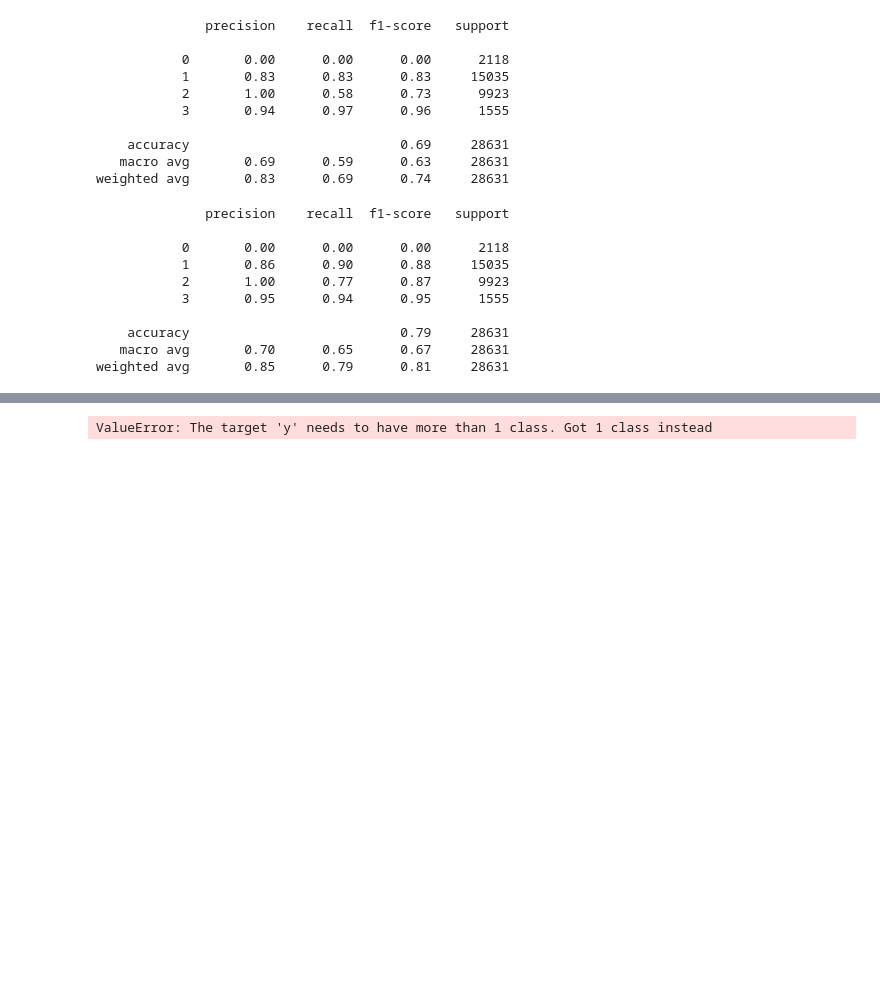
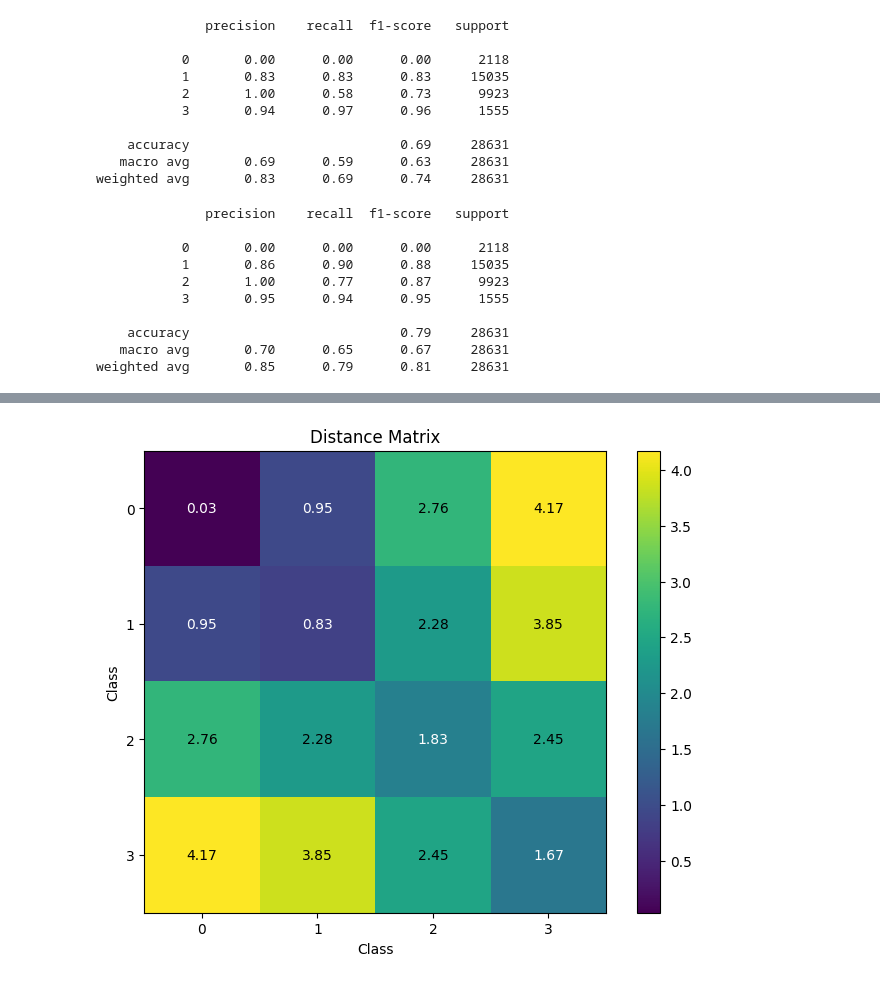
Before and after one commit to timodw/time_series_preprocessing, a Jupyter notebook: evaluation.ipynb, the cells around one changed output, grey strips where cells are left out. Drawn from its saved outputs; the diff is of its cells as text; code cells hidden in the pictures; blank space fills up the shorter version.

```diff
--- a/evaluation.ipynb
+++ b/evaluation.ipynb
@@ -192,17 +189,25 @@ for i in tqdm(range(n)):
+# %%
+sums = distance_matrix.sum(axis=1)
+distance_matrix = distance_matrix / sums[:, np.newaxis]
 # %%
-from sklearn.cluster import AgglomerativeClustering
+from sklearn.cluster import AgglomerativeClustering,  DBSCAN
 from collections import defaultdict
 
 def cluster_time_series(distance_matrix, n_clusters=None):
-    clustering_model = AgglomerativeClustering(n_clusters=n_clusters, affinity='precomputed', linkage='average')
+    clustering_model = AgglomerativeClustering(n_clusters=n_clusters, metric='precomputed', linkage='average')
     labels = clustering_model.fit_predict(distance_matrix)
     return labels
 
 clusters = cluster_time_series(distance_matrix, n_clusters=10)
-cluster_label_mapping = defaultdict(set)
+cluster_label_mapping = defaultdict(list)
 for label, cluster in zip(y, clusters):
-    cluster_label_mapping[cluster].add(label)
+    cluster_label_mapping[cluster].append(label)
 
 for i in range(len(cluster_label_mapping)):
-    print(f"Cluster {i} -> {cluster_label_mapping[i]}")
+    l, c = np.unique(cluster_label_mapping[i], return_counts=True)
+    print(f"Cluster {i} -> {l.tolist(), c.tolist()}")
+print()
+for i in range(len(cluster_label_mapping)):
+    l, c = np.unique(cluster_label_mapping[i], return_counts=True)
+    print(f"Cluster {i} -> {l[np.argmax(c)]} ({(np.max(c) / np.sum(c)):.2%})")
 # %% [output]
@@ -270,22 +231,36 @@ Error:
-# %%
-from imblearn.over_sampling import SMOTE
-
-balanced_data = []
-balanced_labels = []
-
-clusters = cluster_time_series(distance_matrix, n_clusters=10)
-
-unique_clusters = np.unique(clusters)
-for cluster_label in unique_clusters:
-    cluster_indices = [i for i, lbl in enumerate(clusters) if lbl == cluster_label]
-    cluster_data = [X[i] for i in cluster_indices]
-    cluster_true_labels = [y[i] for i in cluster_indices]
-
-    smote = SMOTE()
-    cluster_data_reshaped = np.array(cluster_data).reshape(len(cluster_data), -1)
-    X_resampled, y_resampled = smote.fit_resample(cluster_data_reshaped, cluster_true_labels)
-
-    balanced_data.extend(X_resampled.reshape(len(X_resampled), -1, X[0].shape[1]))
-    balanced_labels.extend(y_resampled)
-# %% [output]
-ValueError: The target 'y' needs to have more than 1 class. Got 1 class instead
+# %%
+distance_dict = defaultdict(list)
+for i in range(500):
+    for j in range(i + 1, 500):
+        l_i, l_j = y[i], y[j]
+        distance_dict[(min(l_i, l_j), max(l_i, l_j))].append(distance_matrix[i, j] * 1000)
+
+mean_dict = {k: np.mean(v) for k, v in distance_dict.items()}
+max_index = max(max(k) for k in mean_dict.keys()) + 1
+matrix = np.full((max_index, max_index), np.nan)
+
+# Populate the distance matrix
+for (i, j), distance in mean_dict.items():
+    matrix[i, j] = distance
+    matrix[j, i] = distance
+plt.figure(figsize=(8, 6))
+plt.imshow(matrix, cmap='viridis', interpolation='none')
+
+# Add text annotations for each cell
+for i in range(max_index):
+    for j in range(max_index):
+        distance = matrix[i, j]
+        if not np.isnan(distance):
+            plt.text(j, i, f'{distance:.2f}', ha='center', va='center', color='white' if distance < 2 else 'black')
+
+plt.title('Distance Matrix')
+plt.xlabel('Class')
+plt.ylabel('Class')
+plt.xticks(range(max_index))
+plt.yticks(range(max_index))
+plt.colorbar()
+plt.show()
+
+# {k: v for k, v in mean_dict.items() if k[0] == k[1]}, {k: v for k, v in mean_dict.items() if k[0] != k[1]}
+# %% [output]
+[figure, added]
```
Also changed, not shown: parts of 11 cells of this notebook, 3 other files.
